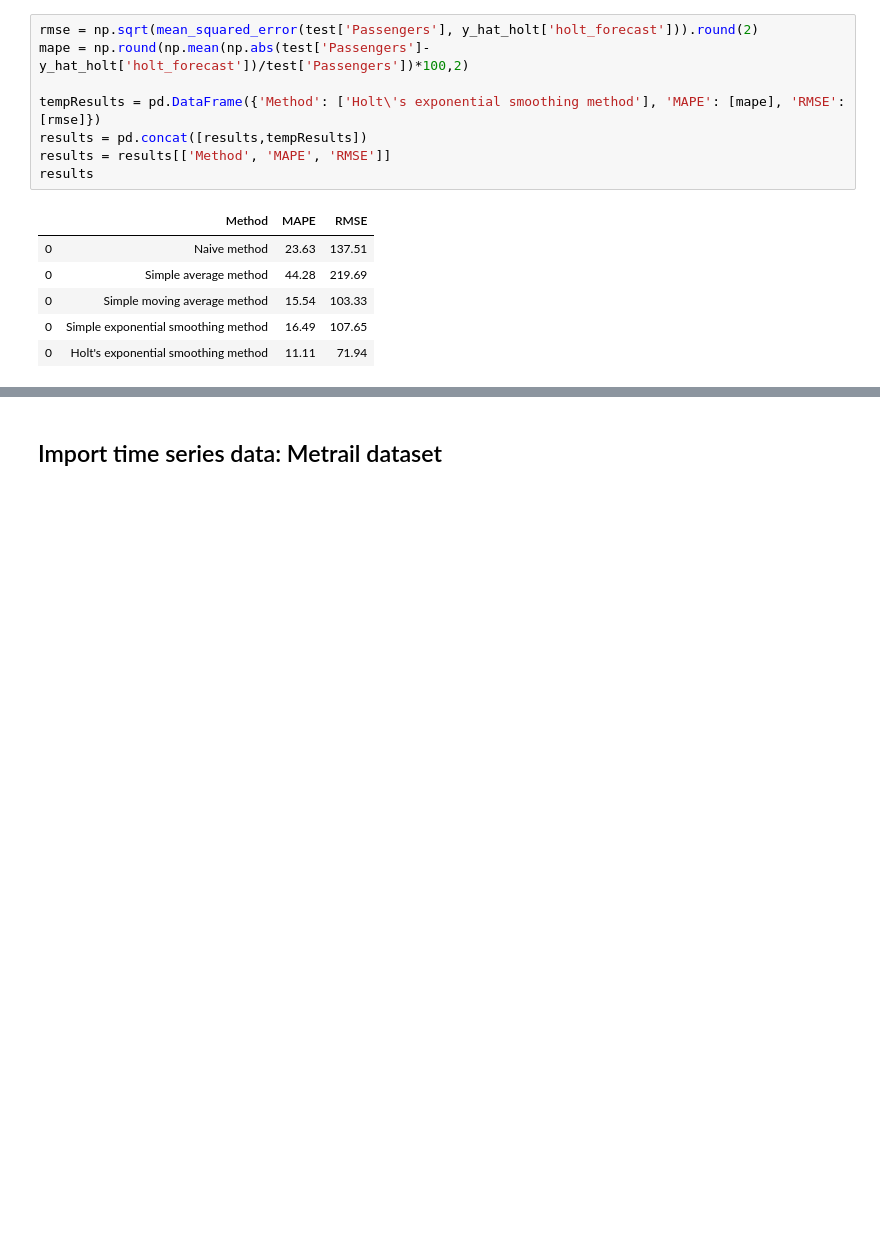
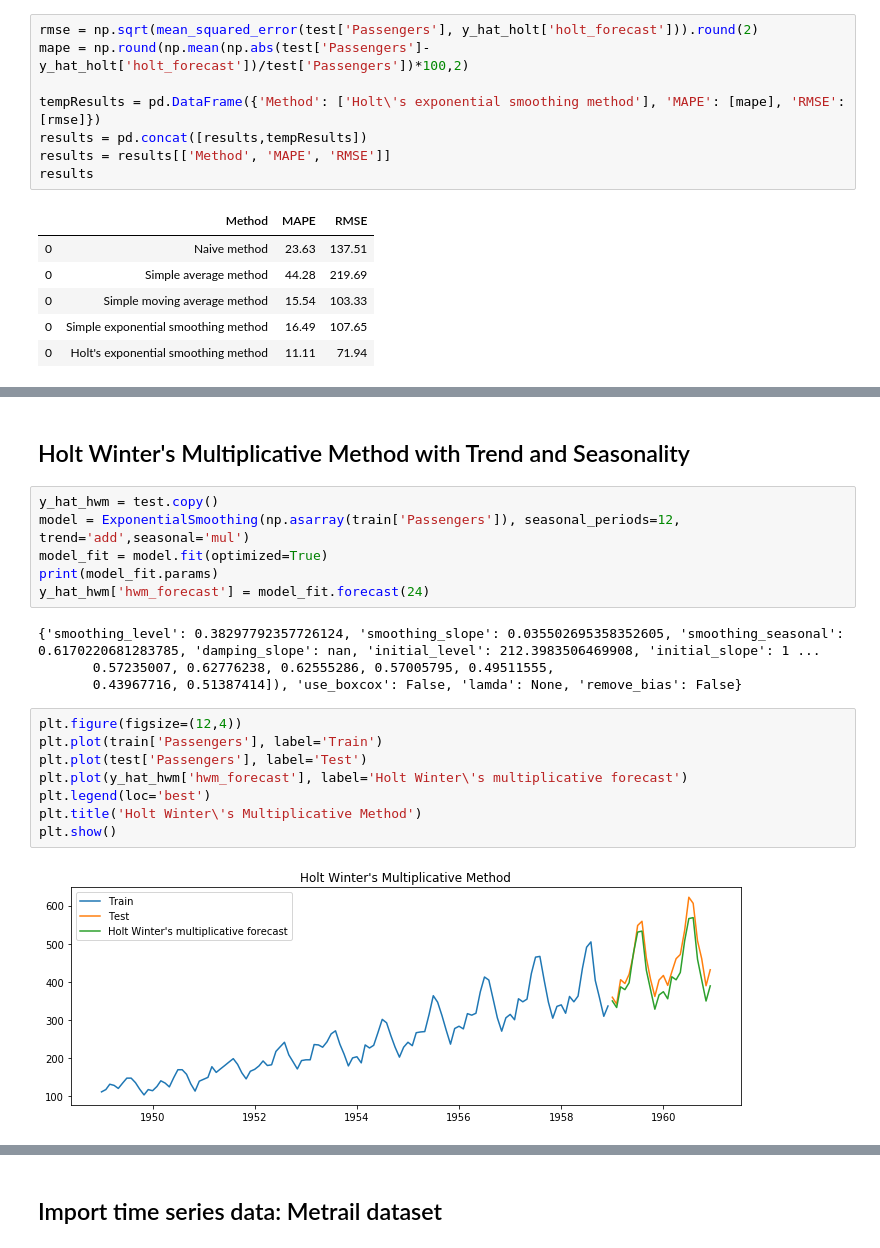
Before and after one commit to HitiTaneja/Time-Series-Forecasting, a Jupyter notebook: Time Series Foreasting.ipynb, the cells around one changed output, grey strips where cells are left out. Cells and saved outputs as stored; diff of their text form; blank space fills up the shorter version.

```diff
--- a/Time Series Foreasting.ipynb
+++ b/Time Series Foreasting.ipynb
@@ -275,0 +316,22 @@ results
+# %% [markdown]
+## Holt Winter's Multiplicative Method with Trend and Seasonality
+# %%
+y_hat_hwm = test.copy()
+model = ExponentialSmoothing(np.asarray(train['Passengers']), seasonal_periods=12, trend='add',seasonal='mul')
+model_fit = model.fit(optimized=True)
+print(model_fit.params)
+y_hat_hwm['hwm_forecast'] = model_fit.forecast(24)
+# %% [output]
+{'smoothing_level': 0.38297792357726124, 'smoothing_slope': 0.035502695358352605, 'smoothing_seasonal': 0.6170220681283785, 'damping_slope': nan, 'initial_level': 212.3983506469908, 'initial_slope': 1 ...
+       0.57235007, 0.62776238, 0.62555286, 0.57005795, 0.49511555,
+       0.43967716, 0.51387414]), 'use_boxcox': False, 'lamda': None, 'remove_bias': False}
+# %%
+plt.figure(figsize=(12,4))
+plt.plot(train['Passengers'], label='Train')
+plt.plot(test['Passengers'], label='Test')
+plt.plot(y_hat_hwm['hwm_forecast'], label='Holt Winter\'s multiplicative forecast')
+plt.legend(loc='best')
+plt.title('Holt Winter\'s Multiplicative Method')
+plt.show()
+# %% [output]
+[figure, added]
```
Also changed, not shown: parts of 17 cells of this notebook.
